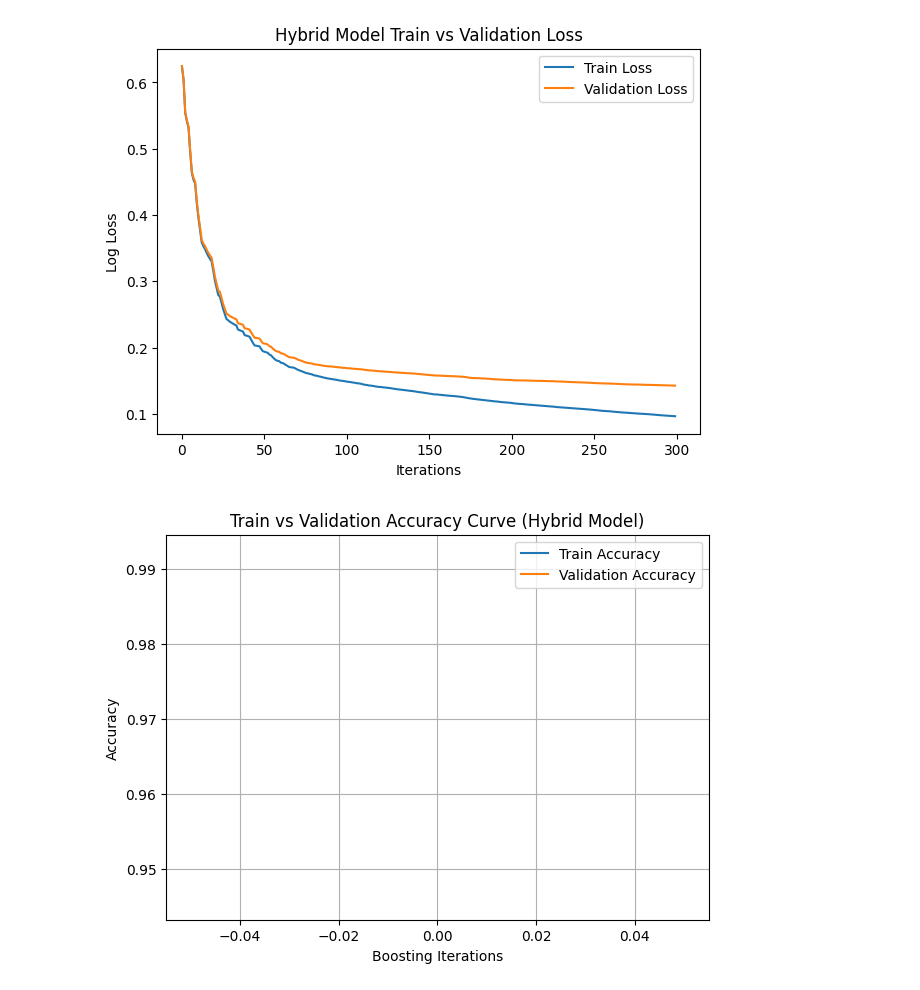
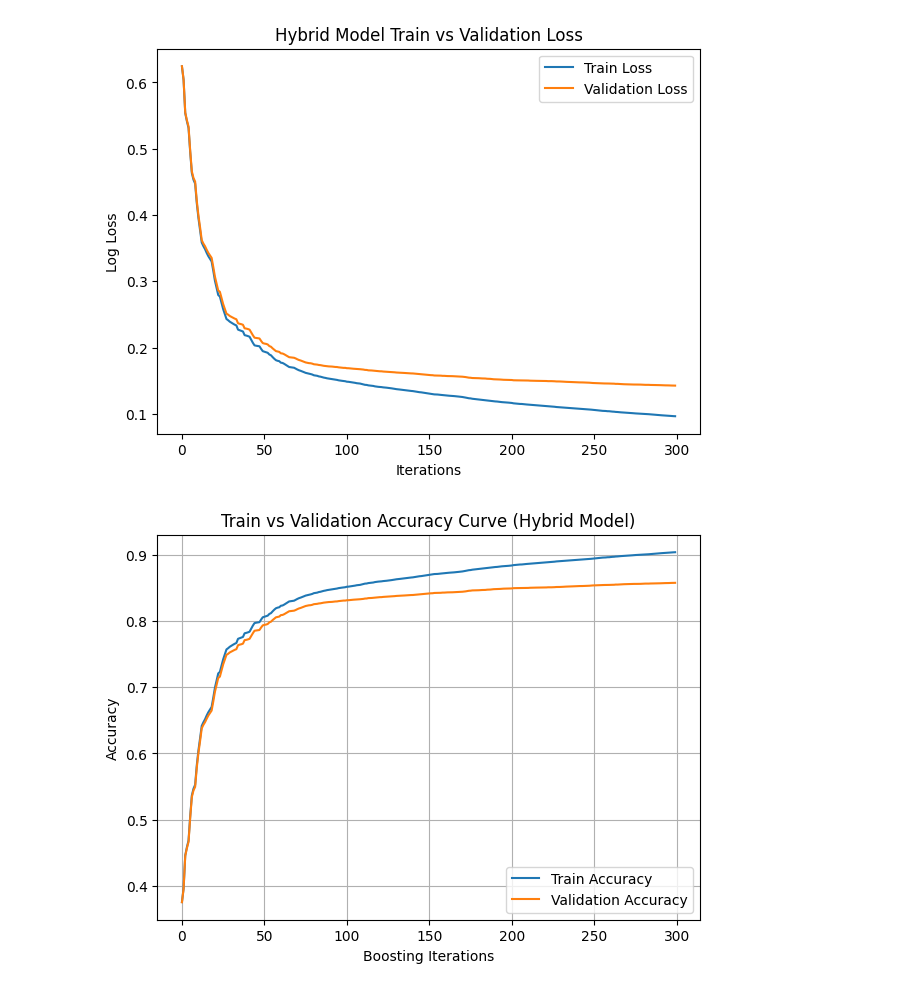
Before and after one commit to surya211099/DetectingPhishingEmail, a Jupyter notebook: DetectPhishingMail.ipynb, the cells around one changed output. Saved outputs shown, nothing was run; the diff lists cells and outputs as text; code cells hidden in the pictures.

```diff
--- a/DetectPhishingMail.ipynb
+++ b/DetectPhishingMail.ipynb
@@ -824,27 +827,37 @@ plt.show()
 # %% [output]
 [figure]
 # %%
-xgb_model = hybrid_model.named_estimators_['xgb']
+xgb_curve = XGBClassifier(
+    n_estimators=300,
+    max_depth=6,
+    learning_rate=0.1,
+    subsample=0.8,
+    colsample_bytree=0.8,
+    eval_metric="logloss",
+    random_state=42
+)
 
-xgb_model.fit(
+xgb_curve.fit(
     X_train, y_train,
     eval_set=[(X_train, y_train), (X_test, y_test)],
-    eval_metric="Log Loss",
     verbose=False
 )
+results = xgb_curve.evals_result()
 
-results = xgb_model.evals_result()
-
-
+train_loss = results['validation_0']['logloss']
+val_loss   = results['validation_1']['logloss']
+train_accuracy = [1 - l for l in train_loss]
+val_accuracy   = [1 - l for l in val_loss]
+import matplotlib.pyplot as plt
 
 plt.figure(figsize=(7,5))
-plt.plot(train_acc, label="Train Accuracy")
-plt.plot(val_acc, label="Validation Accuracy")
+plt.plot(train_accuracy, label="Train Accuracy")
+plt.plot(val_accuracy, label="Validation Accuracy")
 plt.xlabel("Boosting Iterations")
 plt.ylabel("Accuracy")
 plt.title("Train vs Validation Accuracy Curve (Hybrid Model)")
 plt.legend()
 plt.grid(True)
 plt.show()
 # %% [output]
-[figure, old version]
+[figure, new version]
```
Also changed, not shown: parts of 2 cells of this notebook.
